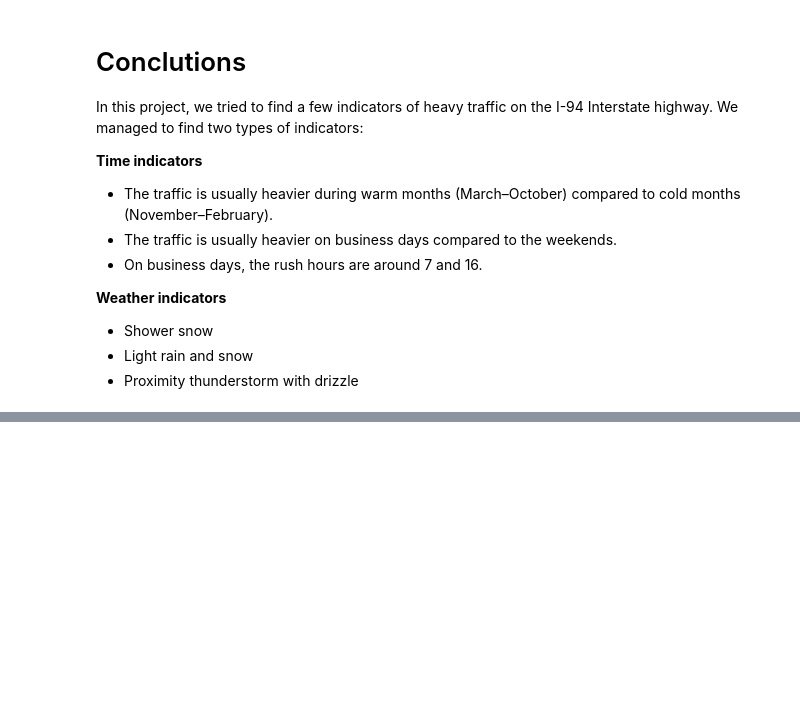
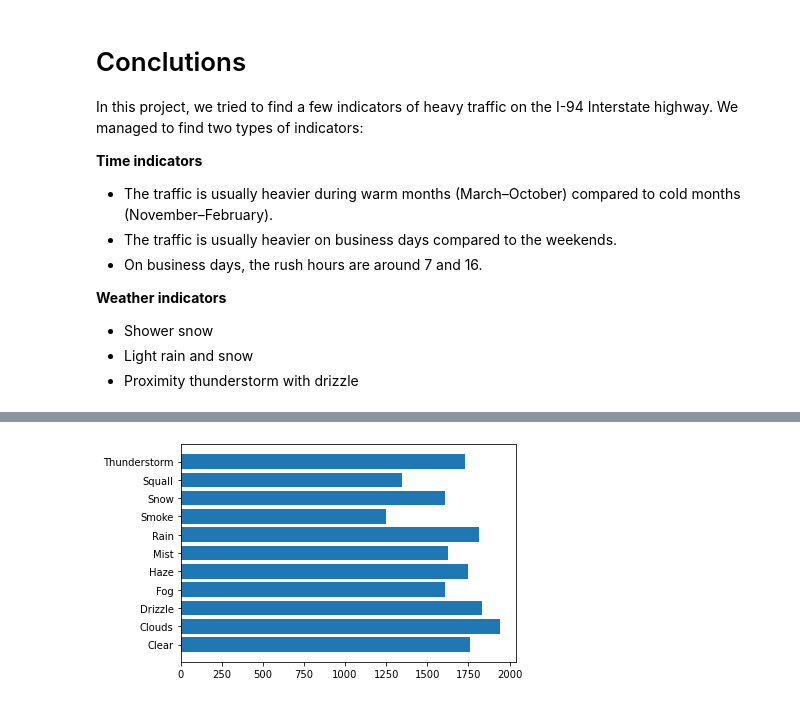
Before and after one commit to aguirredaniel/dataquest-projects, a Jupyter notebook: Finding_Heavy_Traffic_Indicators_I-94/Finding Heavy Traffic Indicators on I-94.ipynb, the cells around one changed output, grey strips where cells are left out. Saved outputs shown, nothing was run; the diff lists cells and outputs as text; code cells hidden in the pictures; blank space fills up the shorter version.

```diff
--- a/Finding_Heavy_Traffic_Indicators_I-94/Finding Heavy Traffic Indicators on I-94.ipynb
+++ b/Finding_Heavy_Traffic_Indicators_I-94/Finding Heavy Traffic Indicators on I-94.ipynb
@@ -446,0 +512,6 @@ In this project, we tried to find a few indicators of heavy traffic on the I-94
+# %%
+nighttime_by_weather_main = nighttime.groupby(by='weather_main').mean()
+plt.barh(y=nighttime_by_weather_main.index, width=nighttime_by_weather_main['traffic_volume'])
+plt.show()
+# %% [output]
+[figure, added]
```
Also changed, not shown: parts of 19 cells of this notebook.
